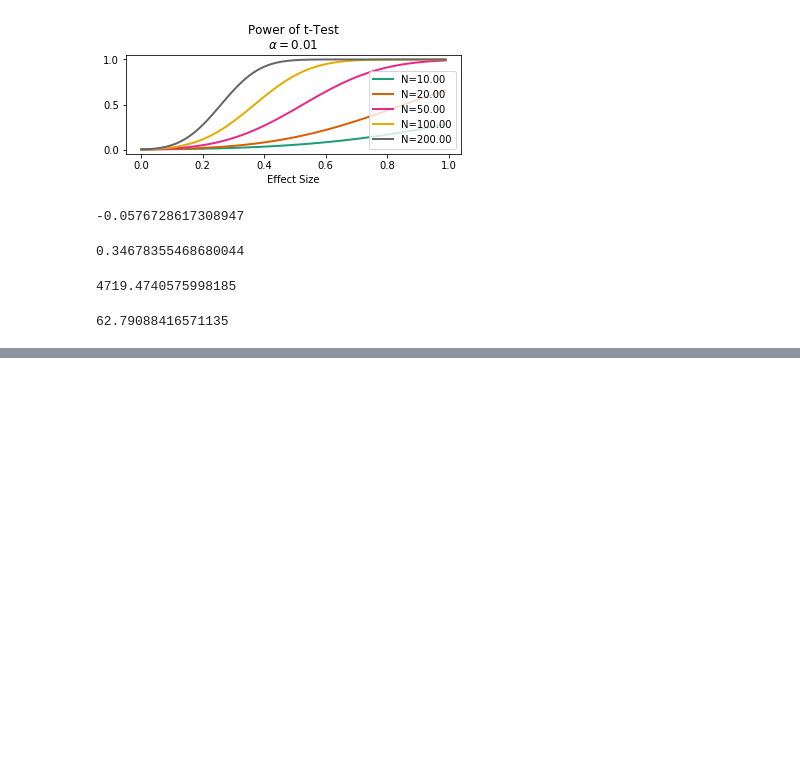
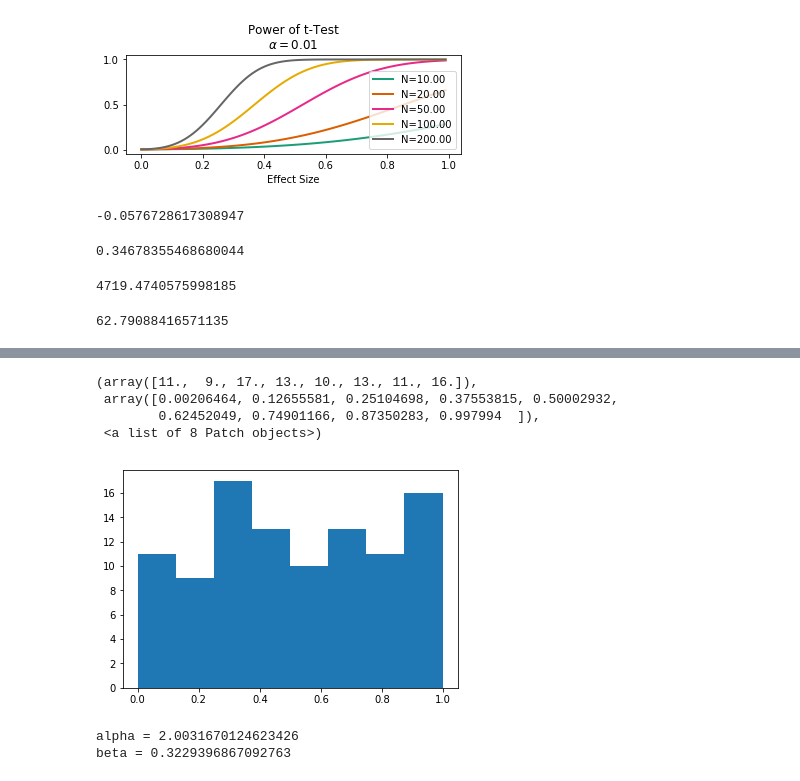
Before and after one commit to huangty1208/Data-Challenge, a Jupyter notebook: Customer Cliff/Scipy_stats.ipynb, the cells around one changed output, grey strips where cells are left out. Saved outputs shown, nothing was run; the diff lists cells and outputs as text; code cells hidden in the pictures; blank space fills up the shorter version.

```diff
--- a/Customer Cliff/Scipy_stats.ipynb
+++ b/Customer Cliff/Scipy_stats.ipynb
@@ -677,0 +790,25 @@ required_n
+# %%
+plt.hist(np.random.rand(100), bins='auto')
+# %% [output]
+(array([11.,  9., 17., 13., 10., 13., 11., 16.]),
+ array([0.00206464, 0.12655581, 0.25104698, 0.37553815, 0.50002932,
+        0.62452049, 0.74901166, 0.87350283, 0.997994  ]),
+ <a list of 8 Patch objects>)
+[figure, added]
+# %%
+# Calculate the mean of X and y
+xmean = np.mean(X)
+ymean = np.mean(y)
+
+# Calculate the terms needed for the numator and denominator of beta
+df['xycov'] = (df['X'] - xmean) * (df['y'] - ymean)
+df['xvar'] = (df['X'] - xmean)**2
+
+# Calculate beta and alpha
+beta = df['xycov'].sum() / df['xvar'].sum()
+alpha = ymean - (beta * xmean)
+print(f'alpha = {alpha}')
+print(f'beta = {beta}')
+# %% [output]
+alpha = 2.0031670124623426
+beta = 0.3229396867092763
```
Also changed, not shown: parts of 29 cells of this notebook.
